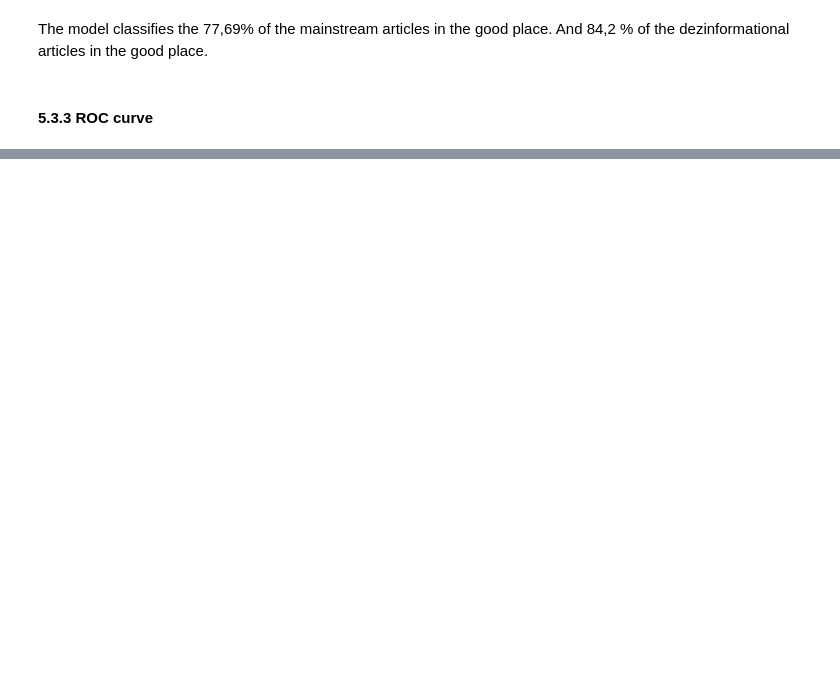
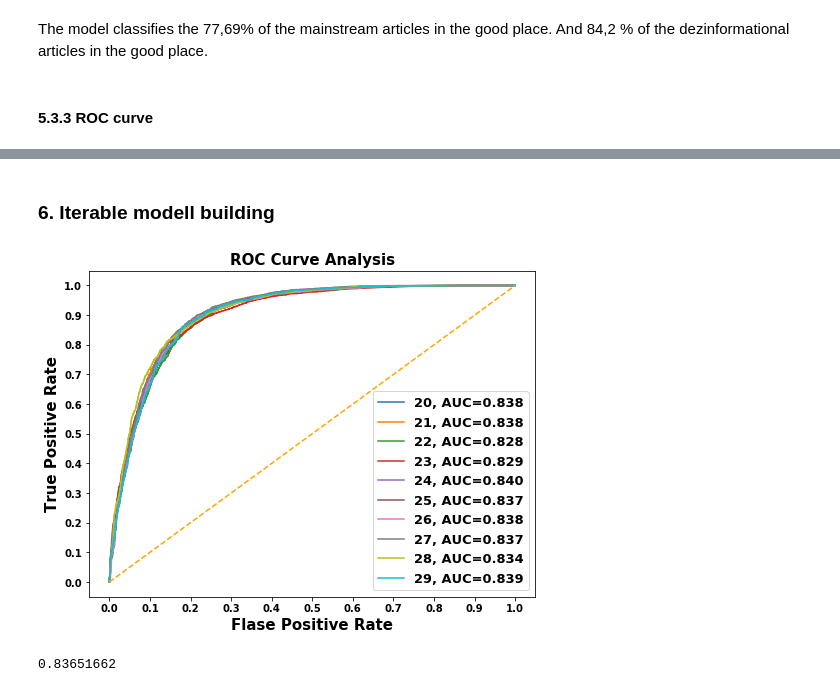
Before and after one commit to molnar95/thesis, a Jupyter notebook: analysis/covid_naive_bayes_classifier.ipynb, the cells around one changed output, grey strips where cells are left out. Saved outputs shown, nothing was run; the diff lists cells and outputs as text; code cells hidden in the pictures; blank space fills up the shorter version.

Commit message:
iterative model building and validation

```diff
--- a/analysis/covid_naive_bayes_classifier.ipynb
+++ b/analysis/covid_naive_bayes_classifier.ipynb
@@ -210,0 +210,2 @@ data_under.head()
+# %% [markdown]
+### 6. Iterable modell building
@@ -210,0 +250,27 @@ data_under.head()
+# %%
+fig = plt.figure(figsize=(8,6))
+
+for i in result_table[20:30].index:
+    plt.plot(result_table.loc[i]['fpr'],
+             result_table.loc[i]['tpr'],
+             label="{}, AUC={:.3f}".format(i, result_table.loc[i]['auc']))
+
+plt.plot([0,1], [0,1], color='orange', linestyle='--')
+
+plt.xticks(np.arange(0.0, 1.1, step=0.1))
+plt.xlabel("Flase Positive Rate", fontsize=15)
+
+plt.yticks(np.arange(0.0, 1.1, step=0.1))
+plt.ylabel("True Positive Rate", fontsize=15)
+
+plt.title('ROC Curve Analysis', fontweight='bold', fontsize=15)
+plt.legend(prop={'size':13}, loc='lower right')
+
+plt.show()
+# %% [output]
+[figure, added]
+# %%
+# mean AUC score of 100 runs
+print(result_table['auc'].mean())
+# %% [output]
+0.83651662
```
Also changed, not shown: parts of 14 cells of this notebook.
